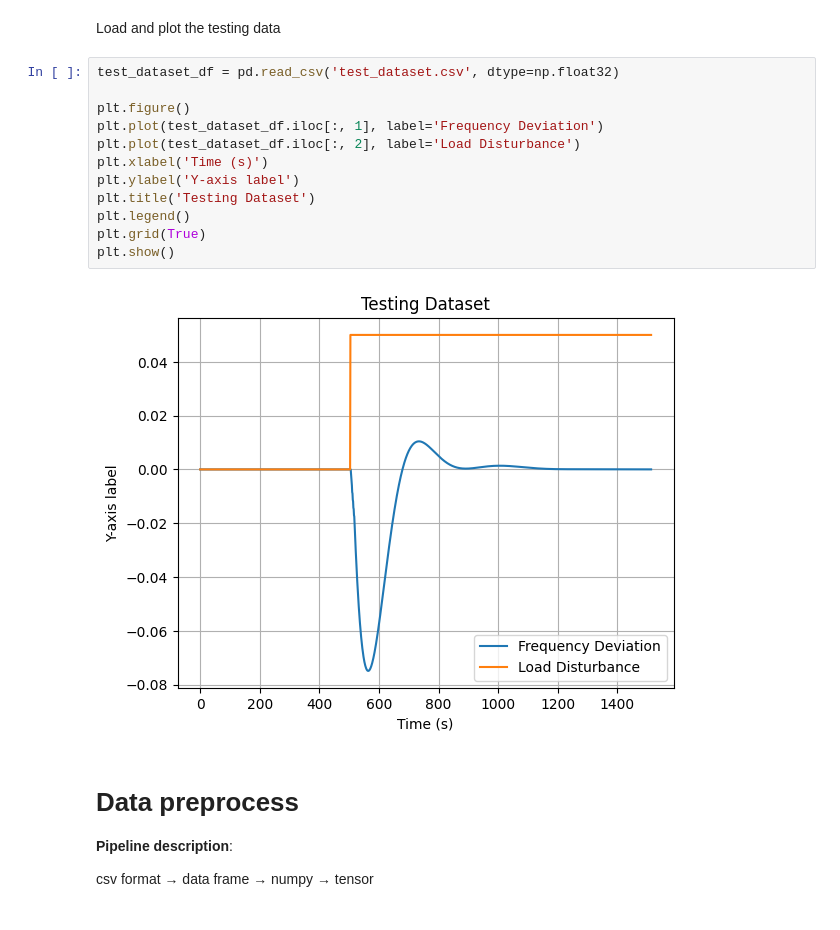
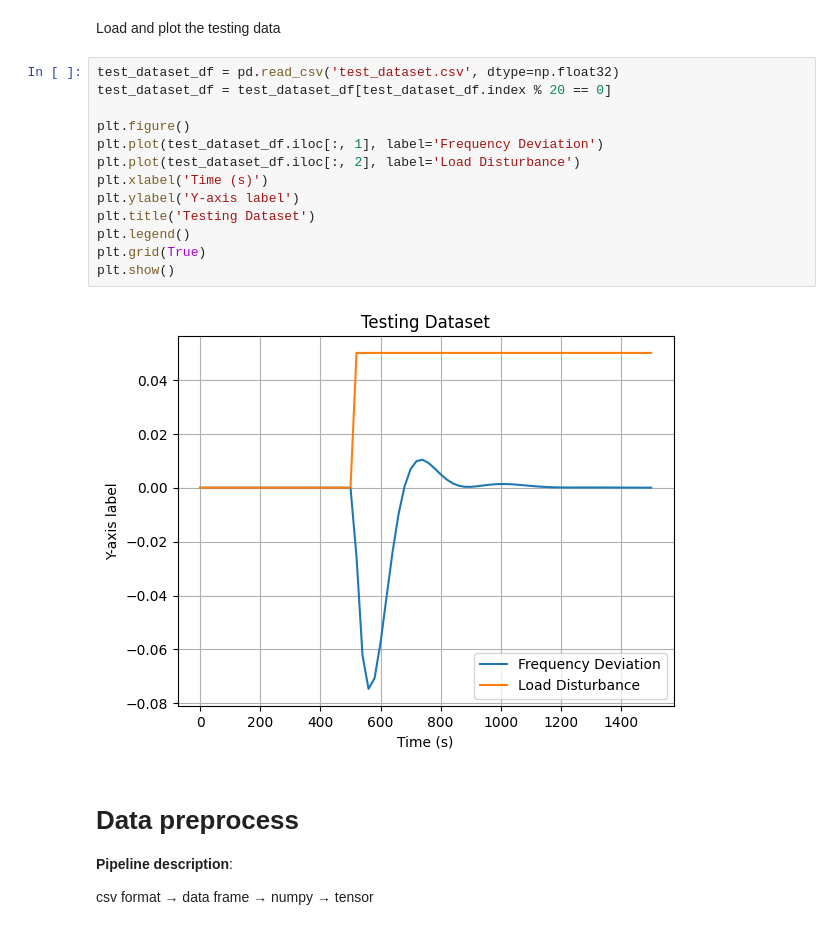
Before and after one commit to Siarzis/ai-tutor, a Jupyter notebook: lfc_disturbance_prediction_rnn.ipynb, the cells around one changed output. Saved outputs shown, nothing was run; the diff lists cells and outputs as text.

```diff
--- a/lfc_disturbance_prediction_rnn.ipynb
+++ b/lfc_disturbance_prediction_rnn.ipynb
@@ -34,18 +54,19 @@ plt.show()
 Load and plot the testing data
 # %%
 test_dataset_df = pd.read_csv('test_dataset.csv', dtype=np.float32)
+test_dataset_df = test_dataset_df[test_dataset_df.index % 20 == 0]
 
 plt.figure()
 plt.plot(test_dataset_df.iloc[:, 1], label='Frequency Deviation')
 plt.plot(test_dataset_df.iloc[:, 2], label='Load Disturbance')
 plt.xlabel('Time (s)')
 plt.ylabel('Y-axis label')
 plt.title('Testing Dataset')
 plt.legend()
 plt.grid(True)
 plt.show()
 # %% [output]
-[figure, old version]
+[figure, new version]
 # %% [markdown]
 # Data preprocess
 
```
Also changed, not shown: parts of 7 cells of this notebook.
